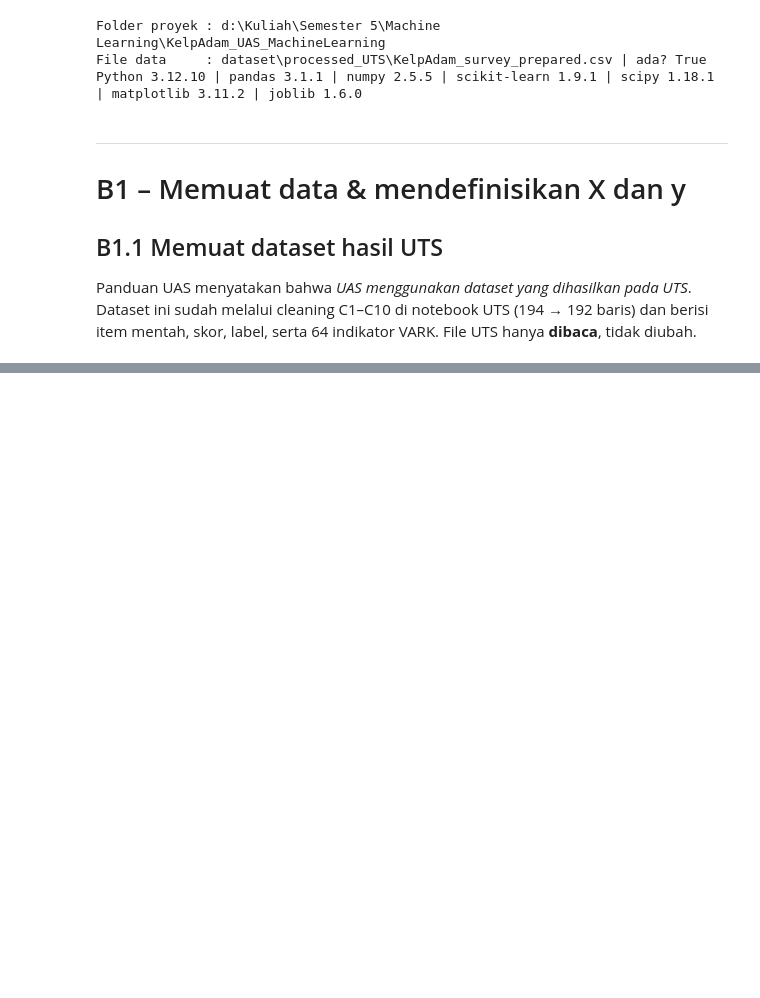
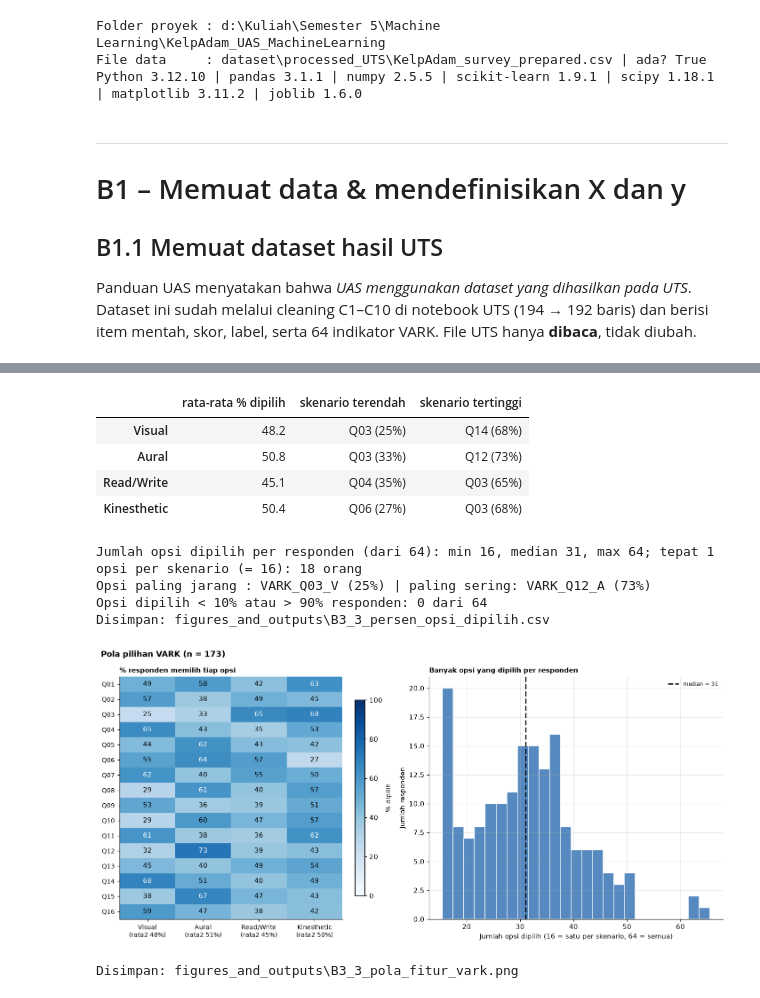
Before and after one commit to edwardchristi4n/machine_learning_final_exam, a Jupyter notebook: notebook/Notebook_B_Regresi_IPK.ipynb, the cells around one changed output, grey strips where cells are left out. Cells and saved outputs as stored; diff of their text form; code cells hidden in the pictures; blank space fills up the shorter version.

```diff
--- a/notebook/Notebook_B_Regresi_IPK.ipynb
+++ b/notebook/Notebook_B_Regresi_IPK.ipynb
@@ -118,0 +134,12 @@ Ukuran dataset: (192, 216)
+# %%
+MODALITAS = ["V", "A", "R", "K"]   # urutan opsi A, B, C, D pada instrumen
+FEATURE_COLS = [f"VARK_Q{q:02d}_{m}" for q in range(1, 17) for m in MODALITAS]
+TARGET = "IPK"
+
+assert len(FEATURE_COLS) == 64
+kolom_hilang = [c for c in FEATURE_COLS if c not in df.columns]
+assert not kolom_hilang, f"Kolom fitur tidak ditemukan: {kolom_hilang}"
+
+print(f"Jumlah fitur X : {len(FEATURE_COLS)} (16 skenario x 4 modalitas)")
+print("8 kolom pertama:", FEATURE_COLS[:8])
+print("Target y       :", TARGET)
@@ -118,0 +683,53 @@ Ukuran dataset: (192, 216)
+# %%
+NAMA_MOD = {"V": "Visual", "A": "Aural", "R": "Read/Write", "K": "Kinesthetic"}
+persen = df_reg[FEATURE_COLS].mean() * 100                       # % responden memilih tiap opsi
+grid = pd.DataFrame([[persen[f"VARK_Q{q:02d}_{m}"] for m in MODALITAS] for q in range(1, 17)],
+                    index=[f"Q{q:02d}" for q in range(1, 17)], columns=[NAMA_MOD[m] for m in MODALITAS])
+
+ringkas_mod = pd.DataFrame({
+    "rata-rata % dipilih": grid.mean(),
+    "skenario terendah": [f"{grid[c].idxmin()} ({grid[c].min():.0f}%)" for c in grid],
+    "skenario tertinggi": [f"{grid[c].idxmax()} ({grid[c].max():.0f}%)" for c in grid],
+}).round(1)
+display(ringkas_mod)
+
+jumlah_opsi = df_reg[FEATURE_COLS].sum(axis=1)                    # hanya untuk EDA, bukan fitur
+print(f"Jumlah opsi dipilih per responden (dari 64): min {jumlah_opsi.min()}, median {jumlah_opsi.median():.0f}, "
+      f"max {jumlah_opsi.max()}; tepat 1 opsi per skenario (= 16): {(jumlah_opsi == 16).sum()} orang")
+print(f"Opsi paling jarang : {persen.idxmin()} ({persen.min():.0f}%) | paling sering: {persen.idxmax()} ({persen.max():.0f}%)")
+print(f"Opsi dipilih < 10% atau > 90% responden: {int(((persen < 10) | (persen > 90)).sum())} dari 64")
+simpan_tabel(grid.round(1), "B3_3_persen_opsi_dipilih")
+
+fig, (ax1, ax2) = plt.subplots(1, 2, figsize=(13, 6.2), gridspec_kw={"width_ratios": [1, 1.2]})
+im = ax1.imshow(grid.values, cmap="Blues", vmin=0, vmax=100, aspect="auto")
+for i in range(grid.shape[0]):
+    for j in range(grid.shape[1]):
+        v = grid.values[i, j]
+        ax1.text(j, i, f"{v:.0f}", ha="center", va="center", fontsize=10, color="white" if v > 60 else "black")
+ax1.set_xticks(range(4), [f"{c}\n(rata2 {grid[c].mean():.0f}%)" for c in grid.columns], fontsize=9)
+ax1.set_yticks(range(16), grid.index, fontsize=9)
+ax1.grid(False)
+ax1.set_title("% responden memilih tiap opsi", loc="left", fontsize=10, fontweight="bold")
+fig.colorbar(im, ax=ax1, fraction=0.04, label="% dipilih")
+
+ax2.hist(jumlah_opsi, bins=np.arange(15.5, 66, 2), color=BIRU, alpha=0.8, edgecolor="white")
+ax2.axvline(jumlah_opsi.median(), color="black", ls="--", lw=2, label=f"median = {jumlah_opsi.median():.0f}")
+ax2.set_xlabel("Jumlah opsi dipilih (16 = satu per skenario, 64 = semua)")
+ax2.set_ylabel("Jumlah responden")
+ax2.set_title("Banyak opsi yang dipilih per responden", loc="left", fontsize=10, fontweight="bold")
+ax2.legend(frameon=False, fontsize=8)
+fig.suptitle(f"Pola pilihan VARK (n = {len(df_reg)})", x=0.01, ha="left", fontweight="bold")
+fig.tight_layout()
+simpan_fig(fig, "B3_3_pola_fitur_vark")
+# %% [output]
+|  | rata-rata % dipilih | skenario terendah | skenario tertinggi |
+| Visual | 48.2 | Q03 (25%) | Q14 (68%) |
+| Aural | 50.8 | Q03 (33%) | Q12 (73%) |
+| Read/Write | 45.1 | Q04 (35%) | Q03 (65%) |
+| Kinesthetic | 50.4 | Q06 (27%) | Q03 (68%) |
+Jumlah opsi dipilih per responden (dari 64): min 16, median 31, max 64; tepat 1 opsi per skenario (= 16): 18 orang
+Opsi paling jarang : VARK_Q03_V (25%) | paling sering: VARK_Q12_A (73%)
+Opsi dipilih < 10% atau > 90% responden: 0 dari 64
+Disimpan: figures_and_outputs\B3_3_persen_opsi_dipilih.csv
+[figure, added]
+Disimpan: figures_and_outputs\B3_3_pola_fitur_vark.png
```
Also changed, not shown: parts of 51 cells of this notebook, 14 other files.
